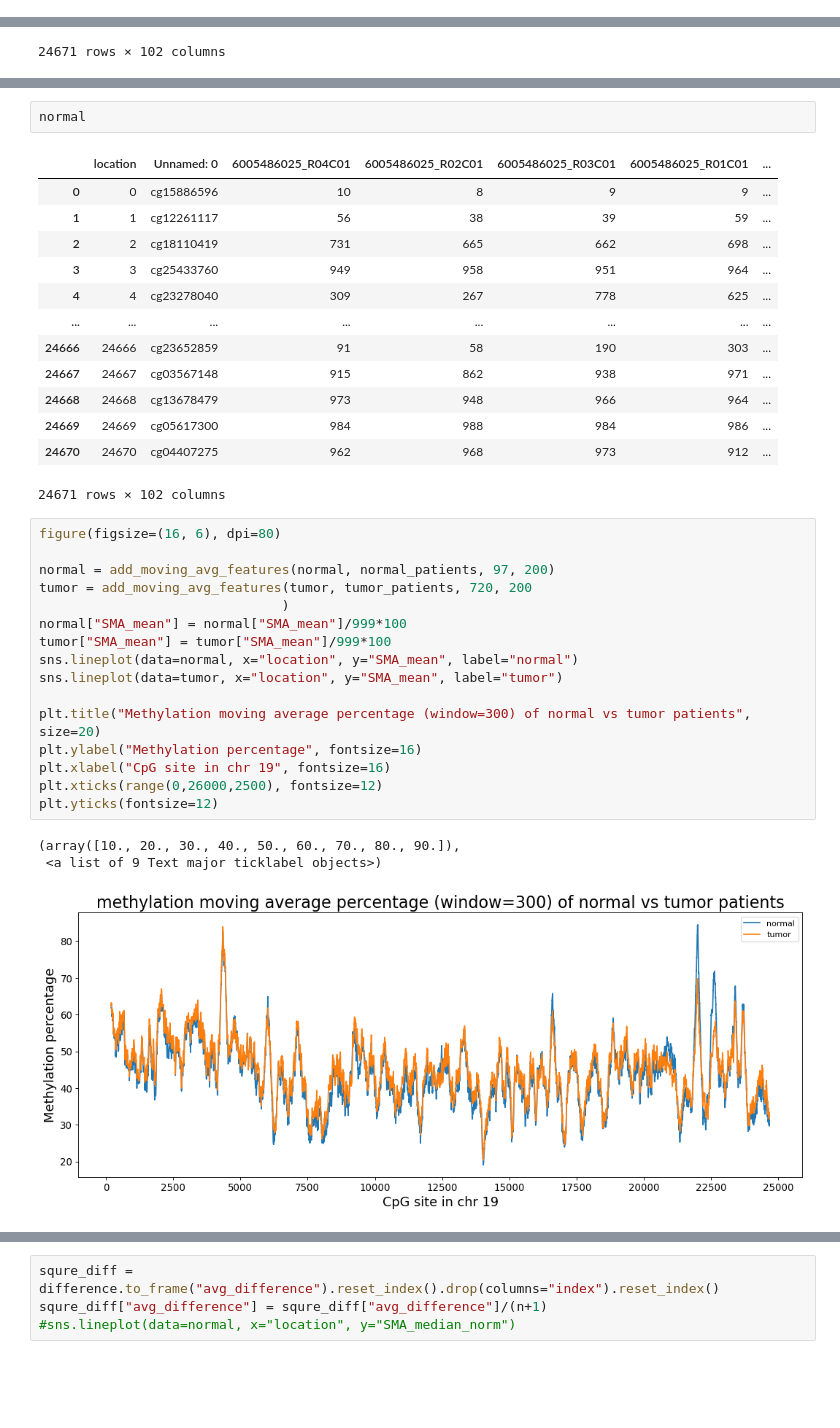
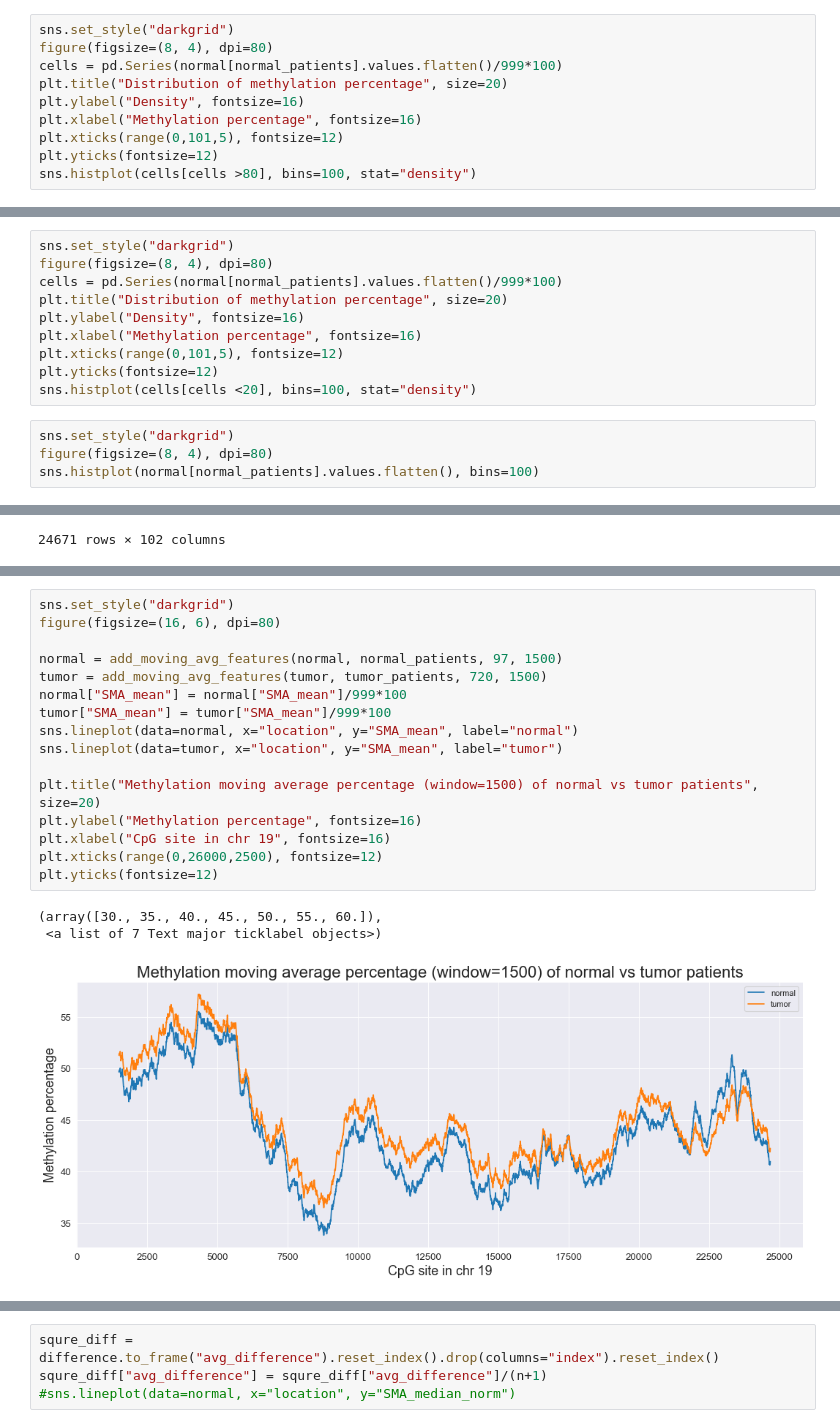
Before and after one commit to bar2466802/CbioHackathon, a Jupyter notebook: moving_average.ipynb, the cells around one changed output, grey strips where cells are left out. Saved outputs shown, nothing was run; the diff lists cells and outputs as text; blank space fills up the shorter version.

```diff
--- a/moving_average.ipynb
+++ b/moving_average.ipynb
@@ -49,0 +66,10 @@ normal_patients = normal.columns[2:]
+# %%
+sns.set_style("darkgrid")
+figure(figsize=(8, 4), dpi=80)
+cells = pd.Series(normal[normal_patients].values.flatten()/999*100)
+plt.title("Distribution of methylation percentage", size=20)
+plt.ylabel("Density", fontsize=16)
+plt.xlabel("Methylation percentage", fontsize=16)
+plt.xticks(range(0,101,5), fontsize=12)
+plt.yticks(fontsize=12)
+sns.histplot(cells[cells >80], bins=100, stat="density")
@@ -50,3 +79,17 @@ normal_patients = normal.columns[2:]
+# %%
+sns.set_style("darkgrid")
+figure(figsize=(8, 4), dpi=80)
+cells = pd.Series(normal[normal_patients].values.flatten()/999*100)
+plt.title("Distribution of methylation percentage", size=20)
+plt.ylabel("Density", fontsize=16)
+plt.xlabel("Methylation percentage", fontsize=16)
+plt.xticks(range(0,101,5), fontsize=12)
+plt.yticks(fontsize=12)
+sns.histplot(cells[cells <20], bins=100, stat="density")
+# %%
+sns.set_style("darkgrid")
+figure(figsize=(8, 4), dpi=80)
+sns.histplot(normal[normal_patients].values.flatten(), bins=100)
 # %% [markdown]
 # plot of percentage
 # %%
@@ -99,36 +131,20 @@ from matplotlib.pyplot import figure
-# %%
-normal
-# %% [output]
-|  | location | Unnamed: 0 | 6005486025_R04C01 | 6005486025_R02C01 | 6005486025_R03C01 | 6005486025_R01C01 | ... |
-| 0 | 0 | cg15886596 | 10 | 8 | 9 | 9 | ... |
-| 1 | 1 | cg12261117 | 56 | 38 | 39 | 59 | ... |
-| 2 | 2 | cg18110419 | 731 | 665 | 662 | 698 | ... |
-| 3 | 3 | cg25433760 | 949 | 958 | 951 | 964 | ... |
-| 4 | 4 | cg23278040 | 309 | 267 | 778 | 625 | ... |
-| ... | ... | ... | ... | ... | ... | ... | ... |
-| 24666 | 24666 | cg23652859 | 91 | 58 | 190 | 303 | ... |
-| 24667 | 24667 | cg03567148 | 915 | 862 | 938 | 971 | ... |
-| 24668 | 24668 | cg13678479 | 973 | 948 | 966 | 964 | ... |
-| 24669 | 24669 | cg05617300 | 984 | 988 | 984 | 986 | ... |
-| 24670 | 24670 | cg04407275 | 962 | 968 | 973 | 912 | ... |
-24671 rows × 102 columns
 # %%
+sns.set_style("darkgrid")
 figure(figsize=(16, 6), dpi=80)
 
-normal = add_moving_avg_features(normal, normal_patients, 97, 200)
-tumor = add_moving_avg_features(tumor, tumor_patients, 720, 200
-                               )
+normal = add_moving_avg_features(normal, normal_patients, 97, 1500)
+tumor = add_moving_avg_features(tumor, tumor_patients, 720, 1500)
 normal["SMA_mean"] = normal["SMA_mean"]/999*100
 tumor["SMA_mean"] = tumor["SMA_mean"]/999*100
 sns.lineplot(data=normal, x="location", y="SMA_mean", label="normal")
 sns.lineplot(data=tumor, x="location", y="SMA_mean", label="tumor")
 
-plt.title("Methylation moving average percentage (window=300) of normal vs tumor patients", size=20)
+plt.title("Methylation moving average percentage (window=1500) of normal vs tumor patients", size=20)
 plt.ylabel("Methylation percentage", fontsize=16)
 plt.xlabel("CpG site in chr 19", fontsize=16)
 plt.xticks(range(0,26000,2500), fontsize=12)
 plt.yticks(fontsize=12)
 # %% [output]
-(array([10., 20., 30., 40., 50., 60., 70., 80., 90.]),
- <a list of 9 Text major ticklabel objects>)
+(array([30., 35., 40., 45., 50., 55., 60.]),
+ <a list of 7 Text major ticklabel objects>)
-[figure, old version]
+[figure, new version]
```
Also changed, not shown: parts of 15 cells of this notebook, 3 other files.
